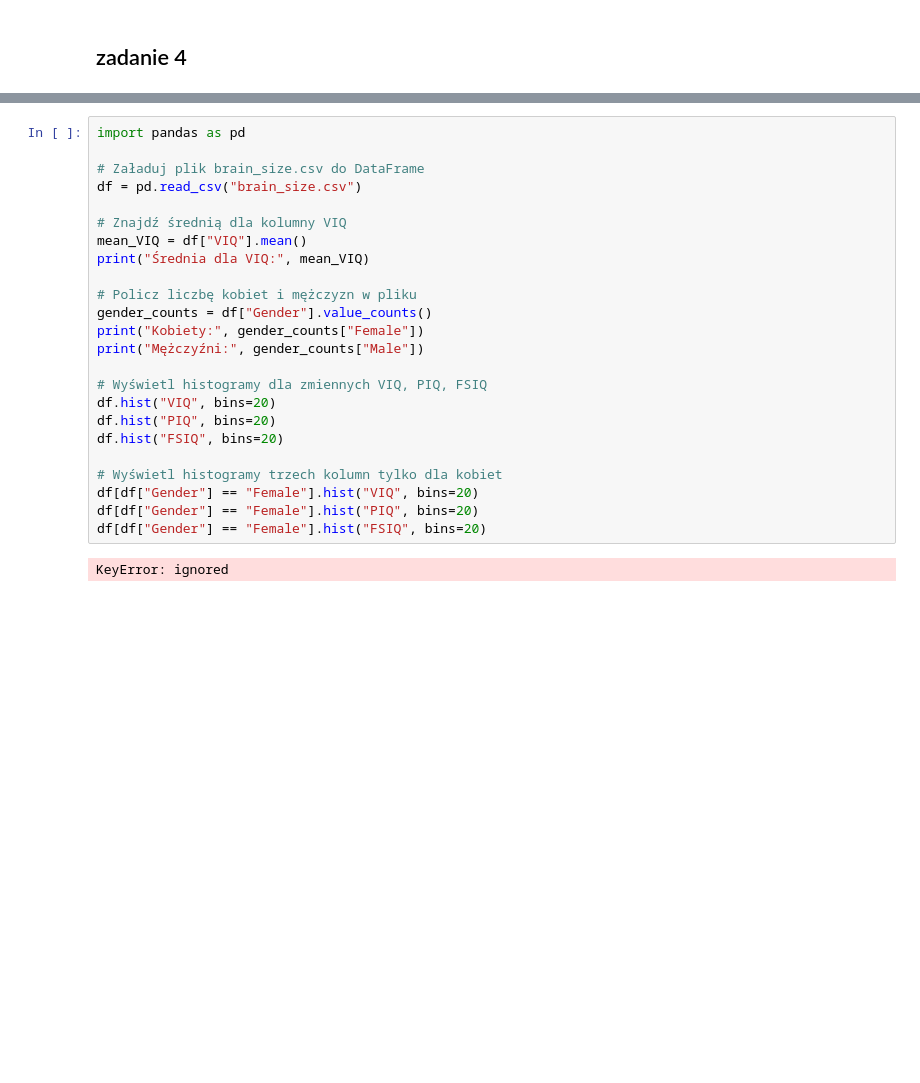
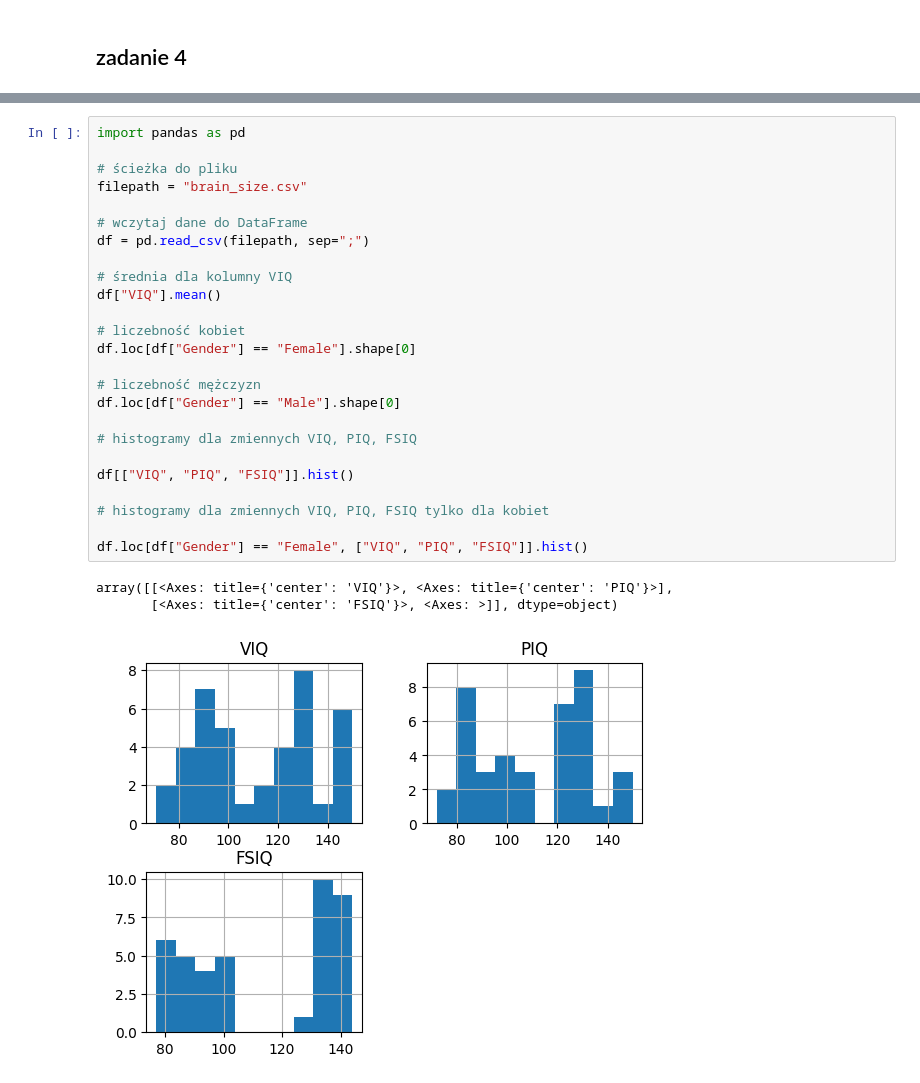
Before and after one commit to ambiwalentny/StatystykaAlgebraWPraktyce, a Jupyter notebook: statystykaLAB1.ipynb, the cells around one changed output, grey strips where cells are left out. Cells and saved outputs as stored; diff of their text form; blank space fills up the shorter version.

```diff
--- a/statystykaLAB1.ipynb
+++ b/statystykaLAB1.ipynb
@@ -157,26 +163,29 @@ kurtosis -0.7055597070948809
 # %%
 import pandas as pd
 
-# Załaduj plik brain_size.csv do DataFrame
-df = pd.read_csv("brain_size.csv")
+# ścieżka do pliku
+filepath = "brain_size.csv"
 
-# Znajdź średnią dla kolumny VIQ
-mean_VIQ = df["VIQ"].mean()
-print("Średnia dla VIQ:", mean_VIQ)
+# wczytaj dane do DataFrame
+df = pd.read_csv(filepath, sep=";")
 
-# Policz liczbę kobiet i mężczyzn w pliku
-gender_counts = df["Gender"].value_counts()
-print("Kobiety:", gender_counts["Female"])
-print("Mężczyźni:", gender_counts["Male"])
+# średnia dla kolumny VIQ
+df["VIQ"].mean()
 
-# Wyświetl histogramy dla zmiennych VIQ, PIQ, FSIQ
-df.hist("VIQ", bins=20)
-df.hist("PIQ", bins=20)
-df.hist("FSIQ", bins=20)
+# liczebność kobiet
+df.loc[df["Gender"] == "Female"].shape[0]
 
-# Wyświetl histogramy trzech kolumn tylko dla kobiet
-df[df["Gender"] == "Female"].hist("VIQ", bins=20)
-df[df["Gender"] == "Female"].hist("PIQ", bins=20)
-df[df["Gender"] == "Female"].hist("FSIQ", bins=20)
+# liczebność mężczyzn
+df.loc[df["Gender"] == "Male"].shape[0]
+
+# histogramy dla zmiennych VIQ, PIQ, FSIQ
+
+df[["VIQ", "PIQ", "FSIQ"]].hist()
+
+# histogramy dla zmiennych VIQ, PIQ, FSIQ tylko dla kobiet
+
+df.loc[df["Gender"] == "Female", ["VIQ", "PIQ", "FSIQ"]].hist()
 # %% [output]
-KeyError: ignored
+array([[<Axes: title={'center': 'VIQ'}>, <Axes: title={'center': 'PIQ'}>],
+       [<Axes: title={'center': 'FSIQ'}>, <Axes: >]], dtype=object)
+[figure, added]
```
Also changed, not shown: parts of 2 cells of this notebook.
